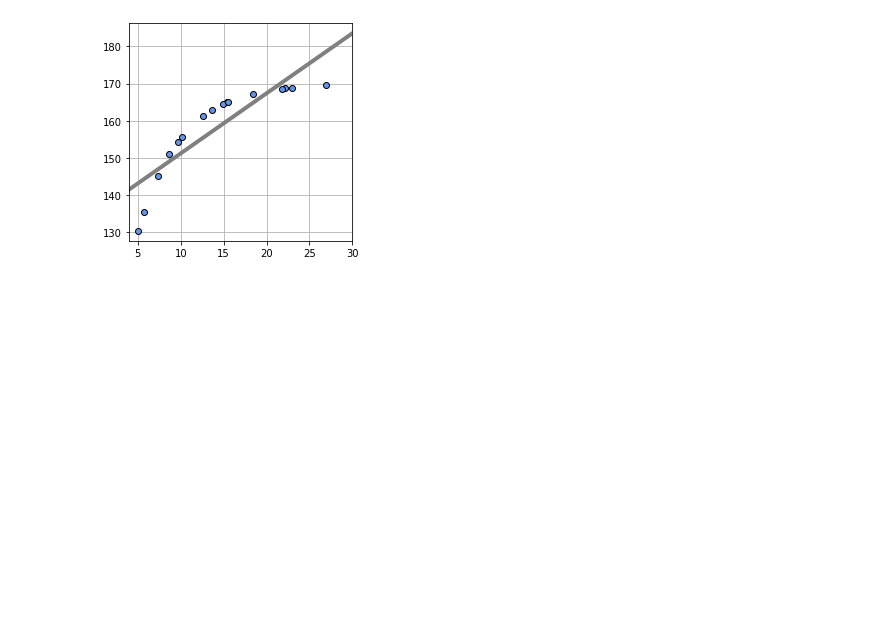
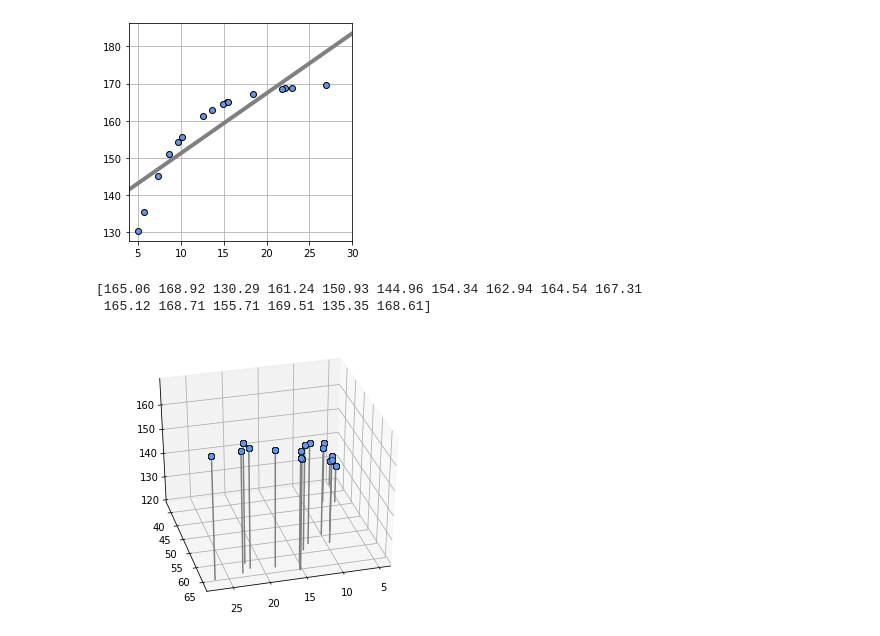
Before and after one commit to zzickso/MachineLearning, a Jupyter notebook: 회귀.ipynb, the cells around one changed output. Cells and saved outputs as stored; diff of their text form; code cells hidden in the pictures; blank space fills up the shorter version.

```diff
--- a/회귀.ipynb
+++ b/회귀.ipynb
@@ -197,3 +197,32 @@ plt.show()
 w0=1.619,w1=134.993
 SD=5.804cm
 [figure]
+# %%
+# 2차원 데이터 생성-----------------------------------
+X0=X
+X0_min=5
+X0_max=30
+np.random.seed(seed=1)
+X1=23*(T/100)**2+2*np.random.randn(X_n)
+X1_min=40
+X1_max=75
+# %%
+print(np.round(T,2))
+# %% [output]
+[165.06 168.92 130.29 161.24 150.93 144.96 154.34 162.94 164.54 167.31
+ 165.12 168.71 155.71 169.51 135.35 168.61]
+# %%
+# 2차원 데이터의 표시---------------------------
+def show_data2(ax,x0,x1,t):
+    for i in range(len(x0)):
+        ax.plot([x0[i],x0[i]],[x1[i],x1[i]],[120,t[i]],color='gray')
+        ax.plot(x0,x1,t,'o',color='cornflowerblue',markeredgecolor='black',markersize=6,markeredgewidth=0.5)
+        ax.view_init(elev=35,azim=75)
+
+# 메인----------------------------------------
+plt.figure(figsize=(6,5))
+ax=plt.subplot(1,1,1,projection='3d')
+show_data2(ax,X0,X1,T)
+plt.show()
+# %% [output]
+[figure, added]
```
Also changed, not shown: parts of 2 cells of this notebook.
